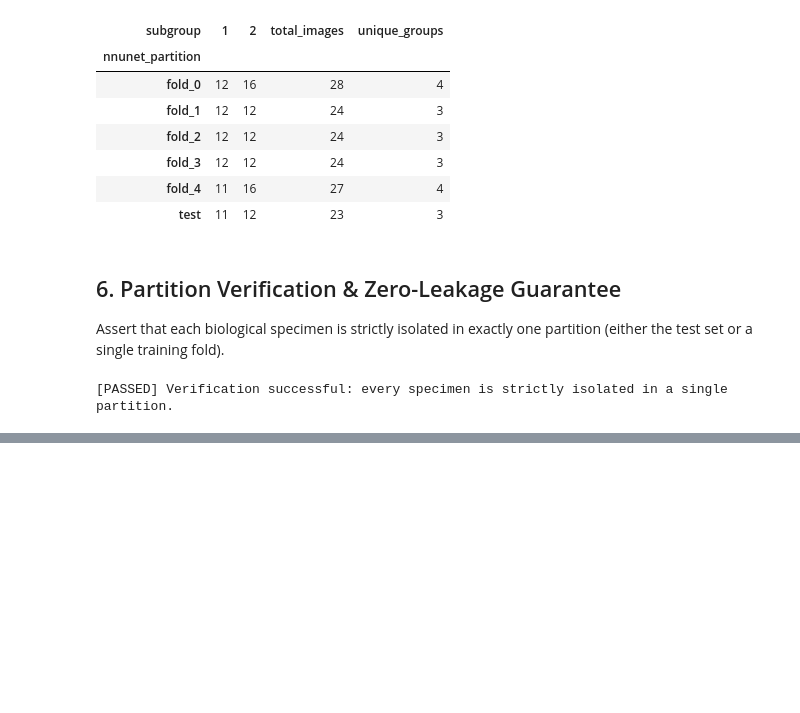
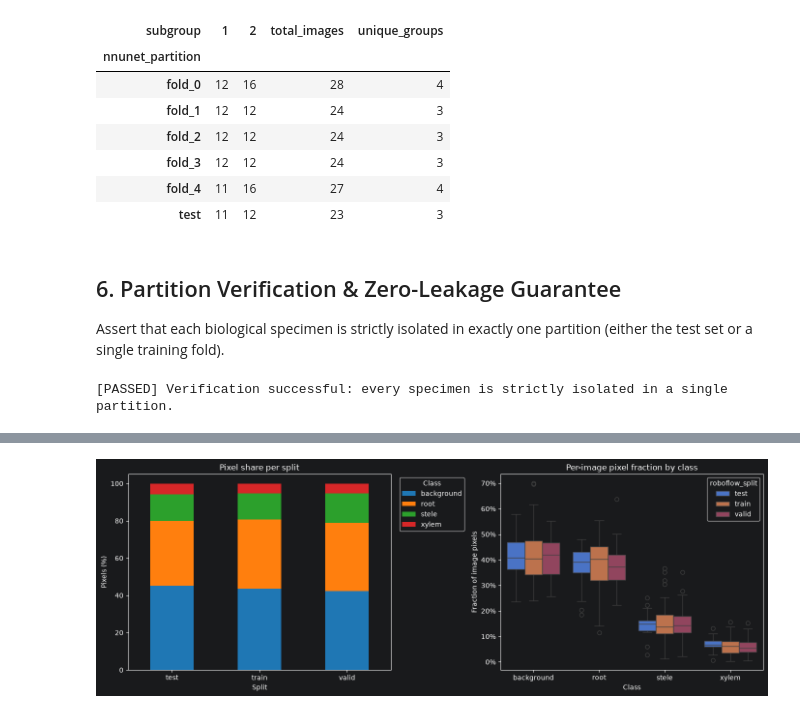
Before and after one commit to Gluwxy/nnunetv2-plant-root-cross-section-segmentation, a Jupyter notebook: notebooks/exploratory_data_analysis.ipynb, the cells around one changed output, grey strips where cells are left out. Drawn from its saved outputs; the diff is of its cells as text; code cells hidden in the pictures; blank space fills up the shorter version.

```diff
--- a/notebooks/exploratory_data_analysis.ipynb
+++ b/notebooks/exploratory_data_analysis.ipynb
@@ -225,0 +365,85 @@ print("[PASSED] Verification successful: every specimen is strictly isolated in
+# %%
+idx_to_class = {0: "background", **{value: name for name, value in classes.items()}}
+
+# Determine draw order
+draw_order_cfg = cfg.export.get("draw_order") if "draw_order" in cfg.export else None
+val_order = resolve_draw_order(classes, draw_order_cfg)
+
+pixel_rows = []
+for split_name in cfg.export.roboflow_splits:
+    split_dir = dataset_dir / split_name
+    if not split_dir.is_dir():
+        continue
+
+    coco = load_coco(split_dir)
+
+    cat_to_val = {}
+    for c in coco["categories"]:
+        norm_name = normalize_name(c["name"])
+        if norm_name in classes:
+            cat_to_val[c["id"]] = classes[norm_name]
+
+    anns_by_img = defaultdict(list)
+    for ann in coco["annotations"]:
+        anns_by_img[ann["image_id"]].append(ann)
+
+    for img in coco["images"]:
+        anns = anns_by_img.get(img["id"], [])
+        if not anns:
+            continue
+
+        # Rasterize mask via coco.py function
+        mask = rasterize_annotations(anns, img["height"], img["width"], cat_to_val, val_order)
+        pixels = np.bincount(mask.ravel(), minlength=len(idx_to_class))
+
+        for value, name in idx_to_class.items():
+            pixel_rows.append({
+                "roboflow_split": split_name,
+                "image": img["file_name"],
+                "class": name,
+                "pixels": int(pixels[value]),
+                "fraction": pixels[value] / mask.size,
+            })
+
+pixels_df = pd.DataFrame(pixel_rows)
+class_order = list(idx_to_class.values())
+
+# Proportions
+pixel_share = pixels_df.pivot_table(
+    index="class", columns="roboflow_split", values="pixels", aggfunc="sum"
+)[list(cfg.export.roboflow_splits)]
+pixel_share["total"] = pixel_share.sum(axis=1)
+pixel_share = (pixel_share / pixel_share.sum()).reindex(class_order)
+display((pixel_share * 100).round(2).rename(columns=lambda c: f"{c} (%)"))
+
+# Imbalance
+total_pixels = pixels_df.groupby("class")["pixels"].sum()
+print("Imbalance (background pixels / class pixels):")
+for name in class_order[1:]:
+    ratio = total_pixels['background'] / total_pixels[name] if total_pixels[name] > 0 else 0
+    print(f"  {name}: {ratio:.1f}x")
+
+# Visualization
+fig, axes = plt.subplots(1, 2, figsize=(14, 5))
+
+class_colors = [plt.get_cmap("tab10")(value % 10) for value in idx_to_class]
+(pixel_share[list(cfg.export.roboflow_splits)].T * 100).plot(
+    kind="bar", stacked=True, ax=axes[0], color=class_colors, rot=0
+)
+axes[0].set_title("Pixel share per split")
+axes[0].set_xlabel("Split")
+axes[0].set_ylabel("Pixels (%)")
+axes[0].legend(title="Class", bbox_to_anchor=(1.02, 1), loc="upper left")
+
+sns.boxplot(
+    data=pixels_df, x="class", y="fraction", hue="roboflow_split",
+    order=class_order, hue_order=list(cfg.export.roboflow_splits), ax=axes[1],
+)
+axes[1].yaxis.set_major_formatter(plt.FuncFormatter(lambda v, _: f"{v:.0%}"))
+axes[1].set_title("Per-image pixel fraction by class")
+axes[1].set_xlabel("Class")
+axes[1].set_ylabel("Fraction of image pixels")
+
+plt.tight_layout()
+plt.show()
+# %% [output]
@@ -225,0 +460 @@ print("[PASSED] Verification successful: every specimen is strictly isolated in
+[figure, added]
```
Also changed, not shown: parts of 7 cells of this notebook.
